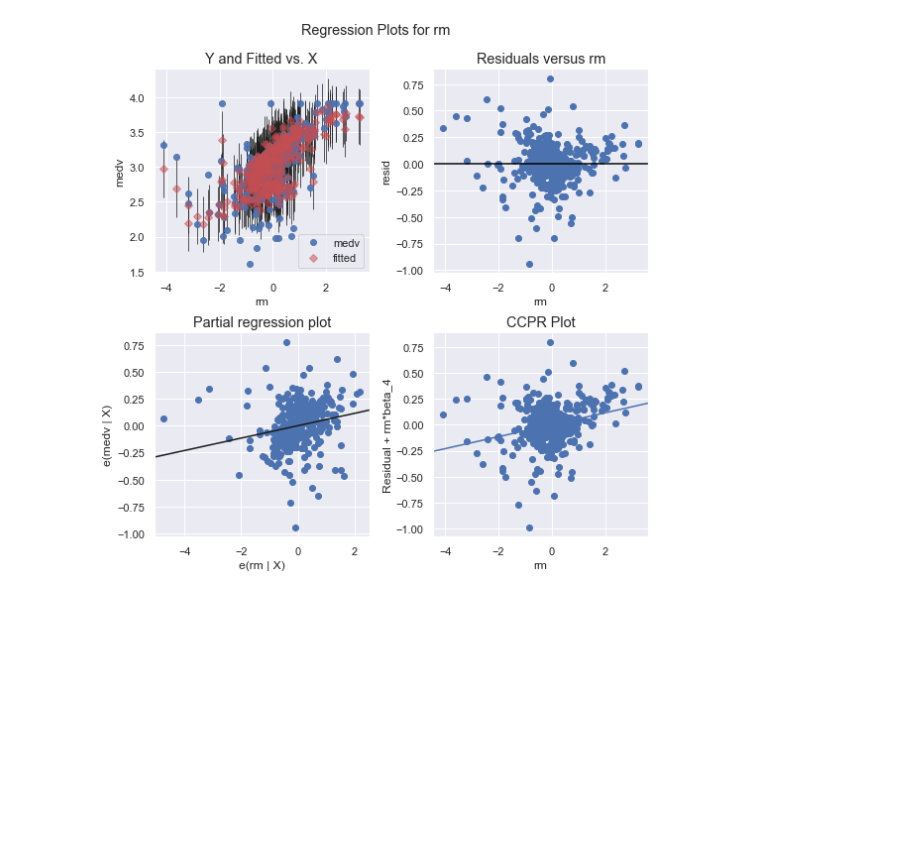
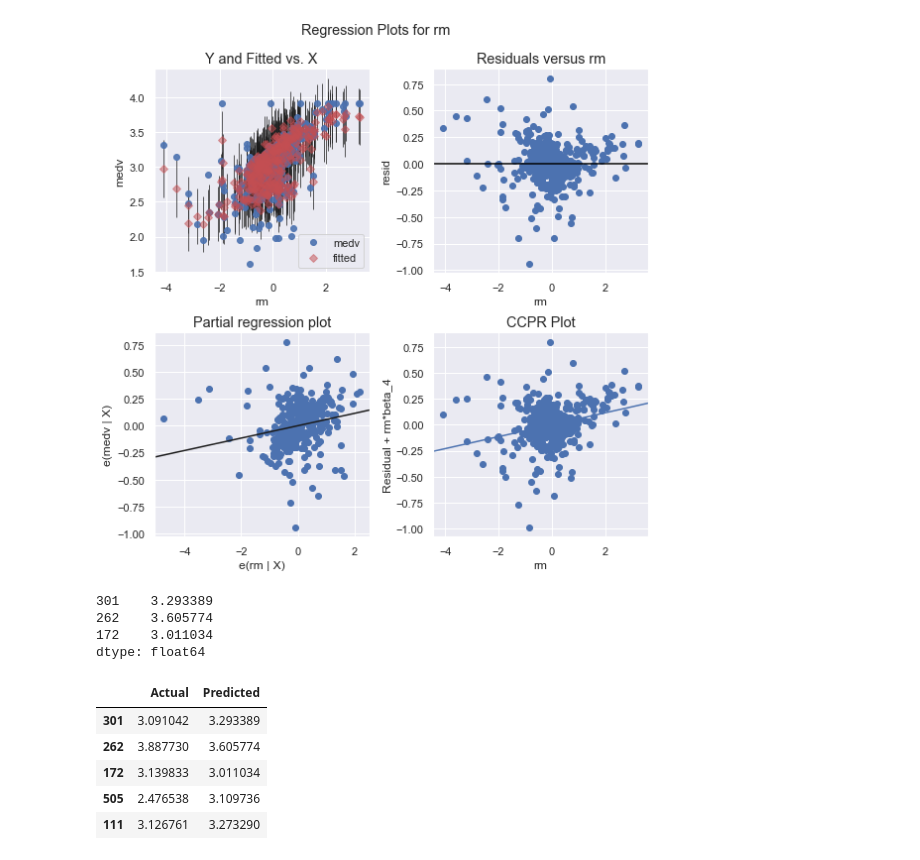
Before and after one commit to PythonKatie/Boston_Housing_Price, a Jupyter notebook: Boston Housing Price.ipynb, the cells around one changed output. Drawn from its saved outputs; the diff is of its cells as text; code cells hidden in the pictures; blank space fills up the shorter version.

```diff
--- a/Boston Housing Price.ipynb
+++ b/Boston Housing Price.ipynb
@@ -647,0 +652,29 @@ fig = sm.graphics.plot_regress_exog(lrmodel, "rm", fig=fig)
+# %%
+#lrmodel = lm.LinearRegression()
+#lrmodel = lrmodel.fit(x_train_pt, ylog_train)
+#y_pred = lrmodel.predict(x_test_pt)
+#y_pred = pd.DataFrame(y_pred)
+#y_pred.head()
+
+# fit a model
+#lrrmodel = sm.OLS(ylog_train, sm.add_constant(x_train_pt)).fit()
+x_test_pt = sm.add_constant(x_test_pt)
+y_pred = lrmodel.predict(x_test_pt)
+y_pred.head(3)
+# %% [output]
+301    3.293389
+262    3.605774
+172    3.011034
+dtype: float64
+# %%
+## Next we want to compare y_test with y_pred to see how far off the predictions are
+#comparison = pd.DataFrame({'Actual': y_test.flatten(), 'Predicted': y_pred.flatten()})
+comparison = pd.DataFrame({'Actual': ylog_test, 'Predicted': y_pred})
+comparison.head()
+# %% [output]
+|  | Actual | Predicted |
+| 301 | 3.091042 | 3.293389 |
+| 262 | 3.887730 | 3.605774 |
+| 172 | 3.139833 | 3.011034 |
+| 505 | 2.476538 | 3.109736 |
+| 111 | 3.126761 | 3.273290 |
```
Also changed, not shown: parts of 13 cells of this notebook.
